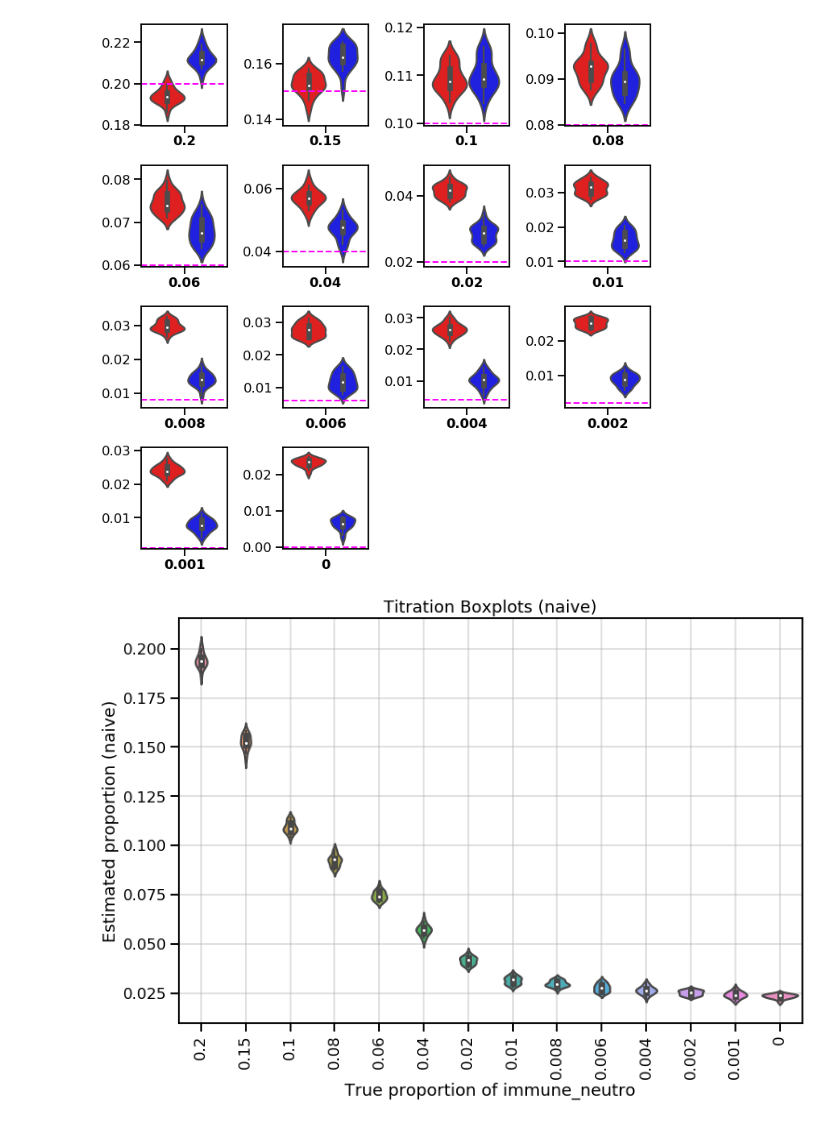
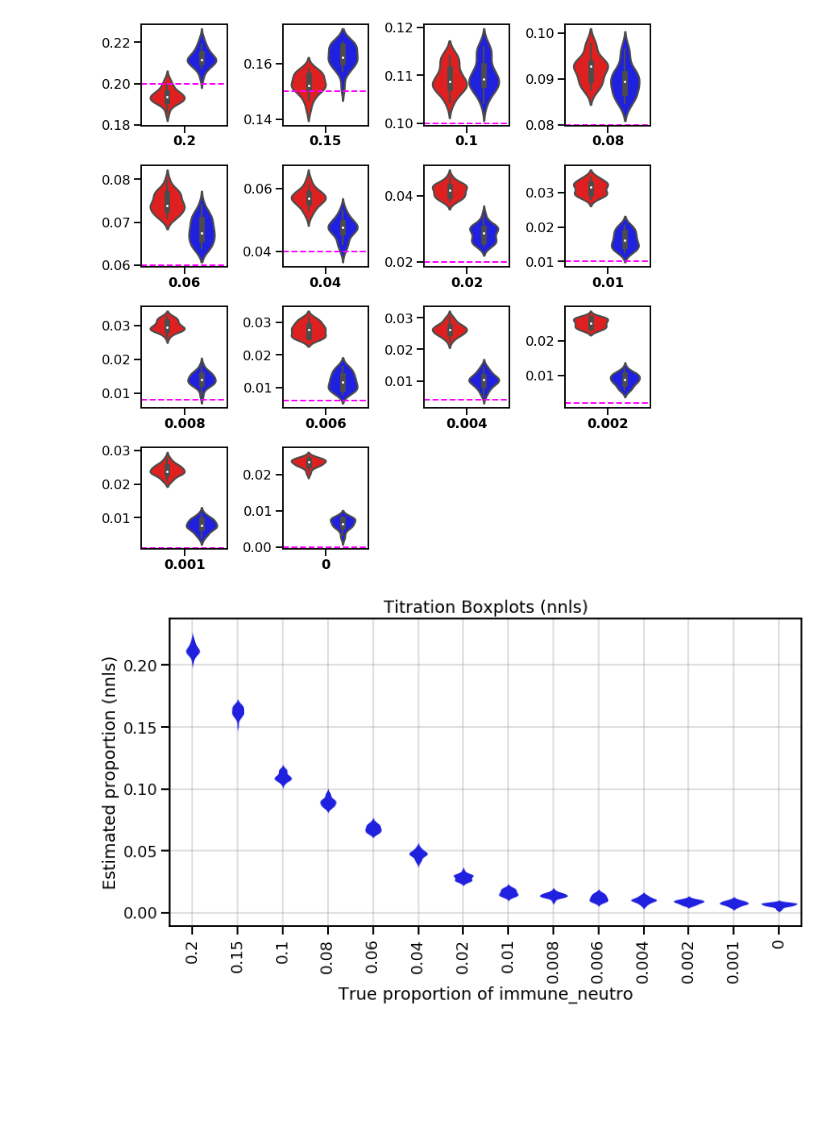
Before and after one commit to gh-msun/gh-msun, a Jupyter notebook: projects/2023_06_26_SRT_deconvolution_MS/notebooks/titration/primary_immune_loyfer_wholeblood/titration_GRANUL.ipynb, the cells around one changed output. Drawn from its saved outputs; the diff is of its cells as text; code cells hidden in the pictures; blank space fills up the shorter version.

```diff
--- a/projects/2023_06_26_SRT_deconvolution_MS/notebooks/titration/primary_immune_loyfer_wholeblood/titration_GRANUL.ipynb
+++ b/projects/2023_06_26_SRT_deconvolution_MS/notebooks/titration/primary_immune_loyfer_wholeblood/titration_GRANUL.ipynb
@@ -401,11 +401,16 @@ dcnv.boxplot_titration_zoom_combined(list_of_deconvolution_dfs_naive=deconvoluti
 # %% [output]
 [figure]
 # %%
-dcnv.boxplot_titration(list_of_deconvolution_dfs=deconvolution_naive,
+importlib.reload(cm)
+importlib.reload(sm)
+importlib.reload(dcnv)
+importlib.reload(hlpr)
+
+dcnv.boxplot_titration(list_of_deconvolution_dfs=deconvolution_nnls,
                       cell_type=TITRATING_CELLTYPE_ATLAS,
                       true_proportions=TITRATION_LIST,
-                      deconvolution_method_name='naive'
+                      deconvolution_method_name='nnls'
                       )
 # %% [output]
-[figure, old version]
+[figure, new version]
 # %%
```
Also changed, not shown: parts of 5 cells of this notebook, 15 other files.
